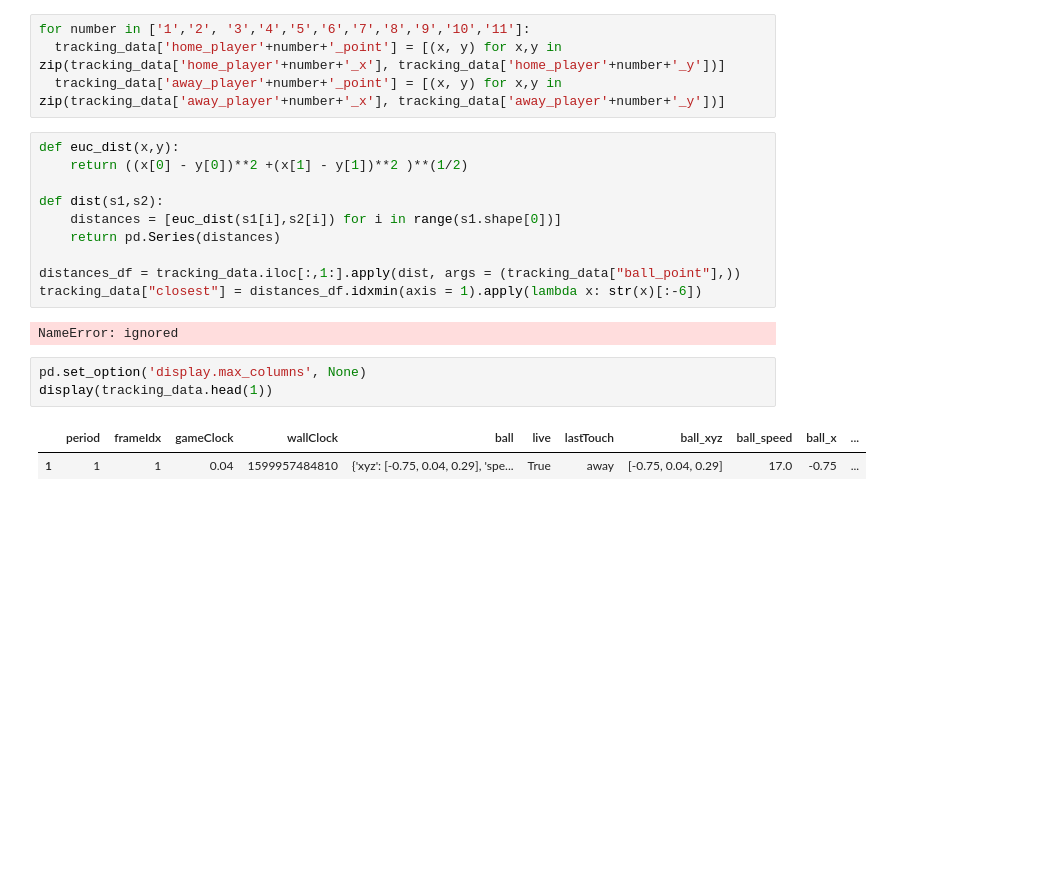
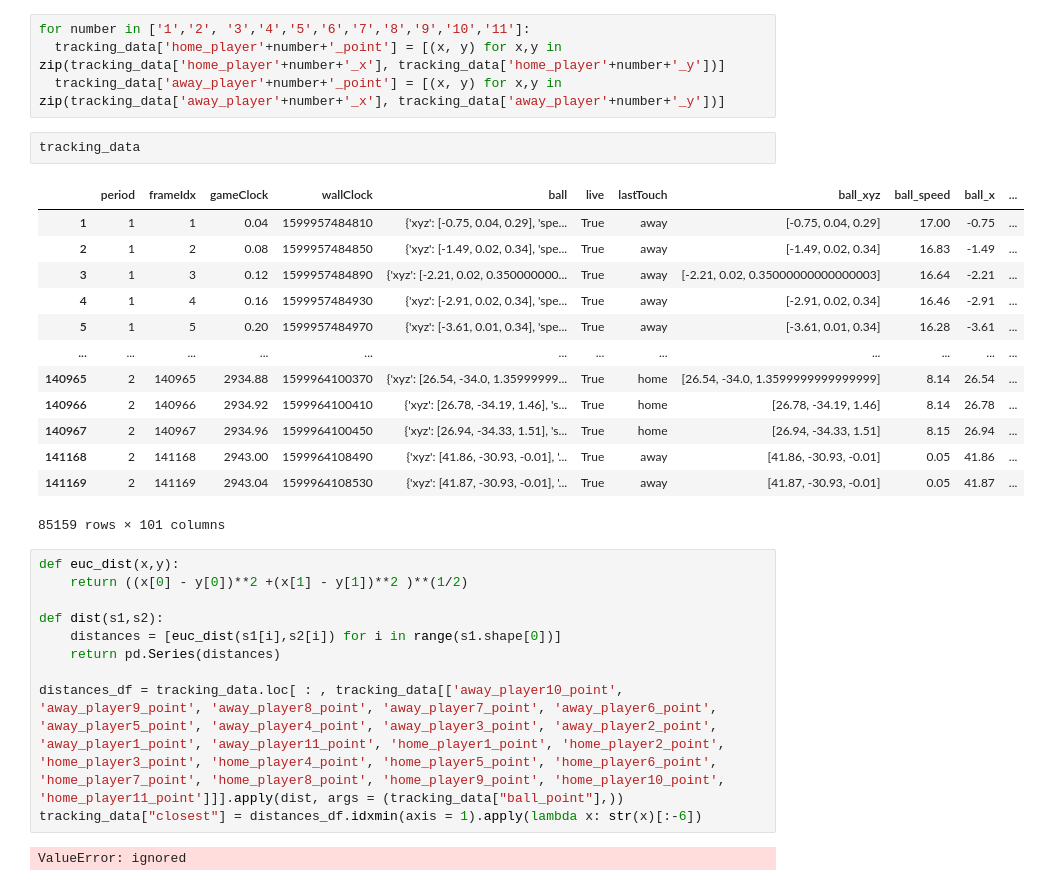
Before and after one commit to piercepatrick/Articles_EDA, a Jupyter notebook: nashSCProject.ipynb, the cells around one changed output. Cells and saved outputs as stored; diff of their text form; blank space fills up the shorter version.

```diff
--- a/nashSCProject.ipynb
+++ b/nashSCProject.ipynb
@@ -148,6 +147,22 @@ tracking_data['ball_point'] = [(x, y) for x,y in zip(tracking_data['ball_x'], tr
 for number in ['1','2', '3','4','5','6','7','8','9','10','11']:
   tracking_data['home_player'+number+'_point'] = [(x, y) for x,y in zip(tracking_data['home_player'+number+'_x'], tracking_data['home_player'+number+'_y'])]
   tracking_data['away_player'+number+'_point'] = [(x, y) for x,y in zip(tracking_data['away_player'+number+'_x'], tracking_data['away_player'+number+'_y'])]
+# %%
+tracking_data
+# %% [output]
+|  | period | frameIdx | gameClock | wallClock | ball | live | lastTouch | ball_xyz | ball_speed | ball_x | ... |
+| 1 | 1 | 1 | 0.04 | 1599957484810 | {'xyz': [-0.75, 0.04, 0.29], 'spe... | True | away | [-0.75, 0.04, 0.29] | 17.00 | -0.75 | ... |
+| 2 | 1 | 2 | 0.08 | 1599957484850 | {'xyz': [-1.49, 0.02, 0.34], 'spe... | True | away | [-1.49, 0.02, 0.34] | 16.83 | -1.49 | ... |
+| 3 | 1 | 3 | 0.12 | 1599957484890 | {'xyz': [-2.21, 0.02, 0.350000000... | True | away | [-2.21, 0.02, 0.35000000000000003] | 16.64 | -2.21 | ... |
+| 4 | 1 | 4 | 0.16 | 1599957484930 | {'xyz': [-2.91, 0.02, 0.34], 'spe... | True | away | [-2.91, 0.02, 0.34] | 16.46 | -2.91 | ... |
+| 5 | 1 | 5 | 0.20 | 1599957484970 | {'xyz': [-3.61, 0.01, 0.34], 'spe... | True | away | [-3.61, 0.01, 0.34] | 16.28 | -3.61 | ... |
+| ... | ... | ... | ... | ... | ... | ... | ... | ... | ... | ... | ... |
+| 140965 | 2 | 140965 | 2934.88 | 1599964100370 | {'xyz': [26.54, -34.0, 1.35999999... | True | home | [26.54, -34.0, 1.3599999999999999] | 8.14 | 26.54 | ... |
+| 140966 | 2 | 140966 | 2934.92 | 1599964100410 | {'xyz': [26.78, -34.19, 1.46], 's... | True | home | [26.78, -34.19, 1.46] | 8.14 | 26.78 | ... |
+| 140967 | 2 | 140967 | 2934.96 | 1599964100450 | {'xyz': [26.94, -34.33, 1.51], 's... | True | home | [26.94, -34.33, 1.51] | 8.15 | 26.94 | ... |
+| 141168 | 2 | 141168 | 2943.00 | 1599964108490 | {'xyz': [41.86, -30.93, -0.01], '... | True | away | [41.86, -30.93, -0.01] | 0.05 | 41.86 | ... |
+| 141169 | 2 | 141169 | 2943.04 | 1599964108530 | {'xyz': [41.87, -30.93, -0.01], '... | True | away | [41.87, -30.93, -0.01] | 0.05 | 41.87 | ... |
+85159 rows × 101 columns
 # %%
 def euc_dist(x,y):
     return ((x[0] - y[0])**2 +(x[1] - y[1])**2 )**(1/2)
@@ -156,13 +171,7 @@ def dist(s1,s2):
     distances = [euc_dist(s1[i],s2[i]) for i in range(s1.shape[0])]
     return pd.Series(distances)
 
-distances_df = tracking_data.iloc[:,1:].apply(dist, args = (tracking_data["ball_point"],))
+distances_df = tracking_data.loc[ : , tracking_data[['away_player10_point', 'away_player9_point', 'away_player8_point', 'away_player7_point', 'away_player6_point', 'away_player5_point', 'away_player4_point', 'away_player3_point', 'away_player2_point', 'away_player1_point', 'away_player11_point', 'home_player1_point', 'home_player2_point', 'home_player3_point', 'home_player4_point', 'home_player5_point', 'home_player6_point', 'home_player7_point', 'home_player8_point', 'home_player9_point', 'home_player10_point', 'home_player11_point']]].apply(dist, args = (tracking_data["ball_point"],))
 tracking_data["closest"] = distances_df.idxmin(axis = 1).apply(lambda x: str(x)[:-6])
 # %% [output]
-NameError: ignored
+ValueError: ignored
-# %%
-pd.set_option('display.max_columns', None)
-display(tracking_data.head(1))
-# %% [output]
-|  | period | frameIdx | gameClock | wallClock | ball | live | lastTouch | ball_xyz | ball_speed | ball_x | ... |
-| 1 | 1 | 1 | 0.04 | 1599957484810 | {'xyz': [-0.75, 0.04, 0.29], 'spe... | True | away | [-0.75, 0.04, 0.29] | 17.0 | -0.75 | ... |
```
Also changed, not shown: parts of 1 cell of this notebook.
